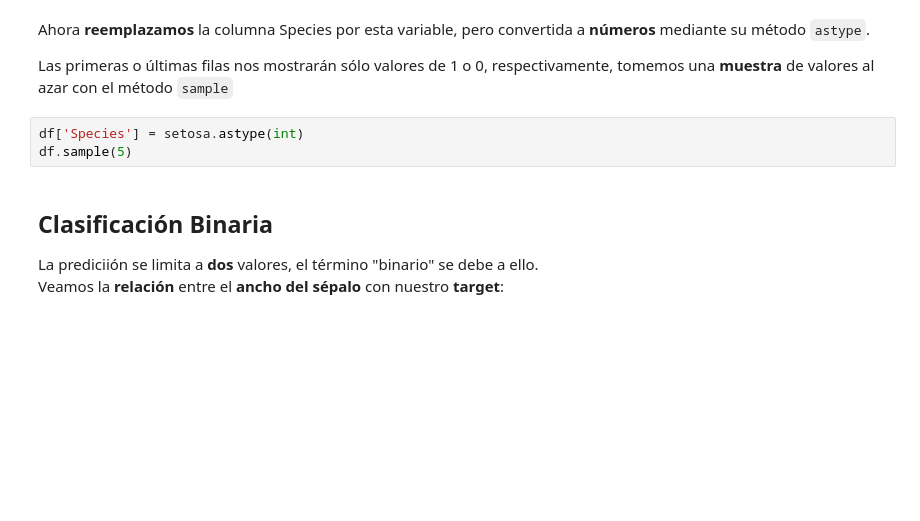
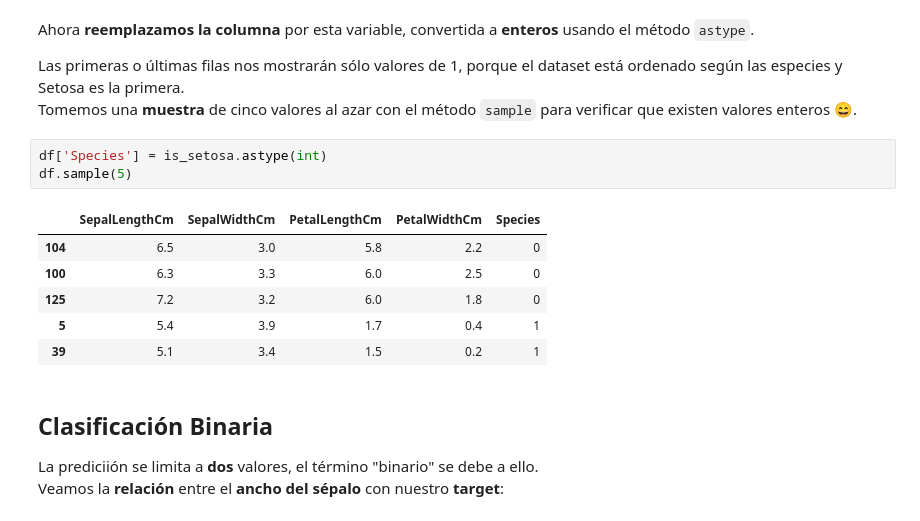
Before and after one commit to pablonoya/zigzag-ml, a Jupyter notebook: 8_Clasificacion.ipynb, the cells around one changed output. Cells and saved outputs as stored; diff of their text form; blank space fills up the shorter version.

```diff
--- a/8_Clasificacion.ipynb
+++ b/8_Clasificacion.ipynb
@@ -18,10 +29,18 @@ setosa
 # %% [markdown]
-Ahora **reemplazamos** la columna Species por esta variable, pero convertida a **números** mediante su método `astype`.
+Ahora **reemplazamos la columna** por esta variable, convertida a **enteros** usando el método `astype`.
 
-Las primeras o últimas filas nos mostrarán sólo valores de 1 o 0, respectivamente, tomemos una **muestra** de valores al azar con el método `sample`
+Las primeras o últimas filas nos mostrarán sólo valores de 1, porque el dataset está ordenado según las especies y Setosa es la primera.
+Tomemos una **muestra** de cinco valores al azar con el método `sample` para verificar que existen valores enteros 😄.
 # %%
-df['Species'] = setosa.astype(int)
+df['Species'] = is_setosa.astype(int)
 df.sample(5)
+# %% [output]
+|  | SepalLengthCm | SepalWidthCm | PetalLengthCm | PetalWidthCm | Species |
+| 104 | 6.5 | 3.0 | 5.8 | 2.2 | 0 |
+| 100 | 6.3 | 3.3 | 6.0 | 2.5 | 0 |
+| 125 | 7.2 | 3.2 | 6.0 | 1.8 | 0 |
+| 5 | 5.4 | 3.9 | 1.7 | 0.4 | 1 |
+| 39 | 5.1 | 3.4 | 1.5 | 0.2 | 1 |
 # %% [markdown]
 ## Clasificación Binaria
 La prediciión se limita a **dos** valores, el término "binario" se debe a ello.
```
Also changed, not shown: parts of 15 cells of this notebook, 4 other files.
